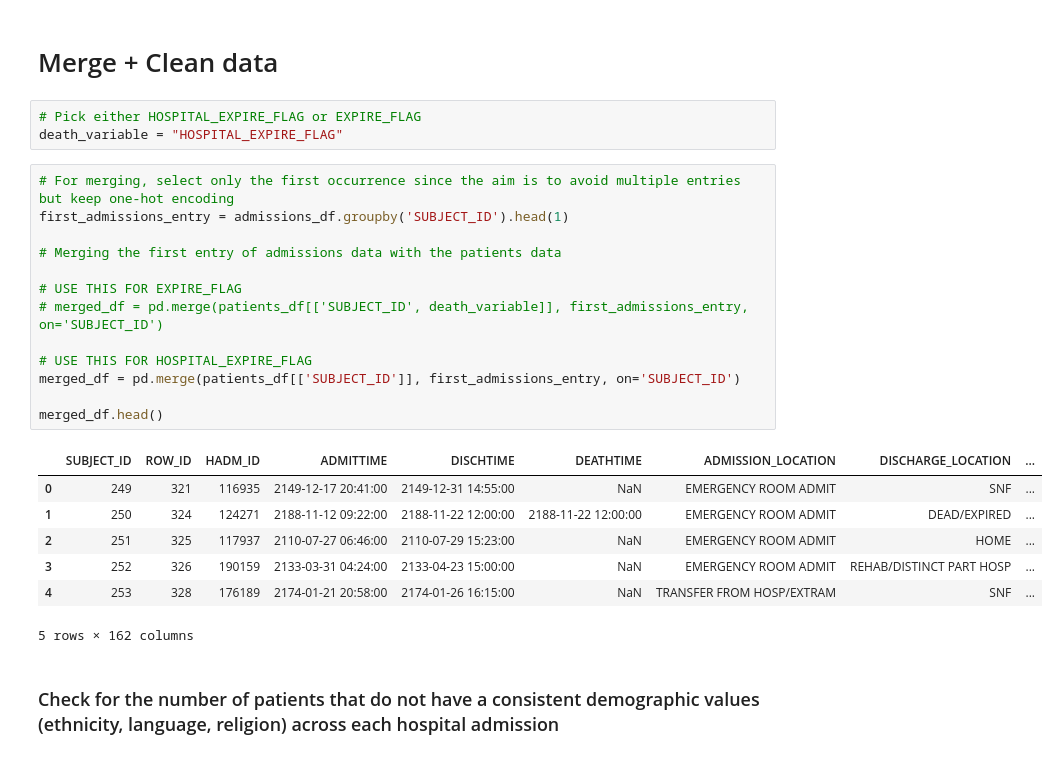
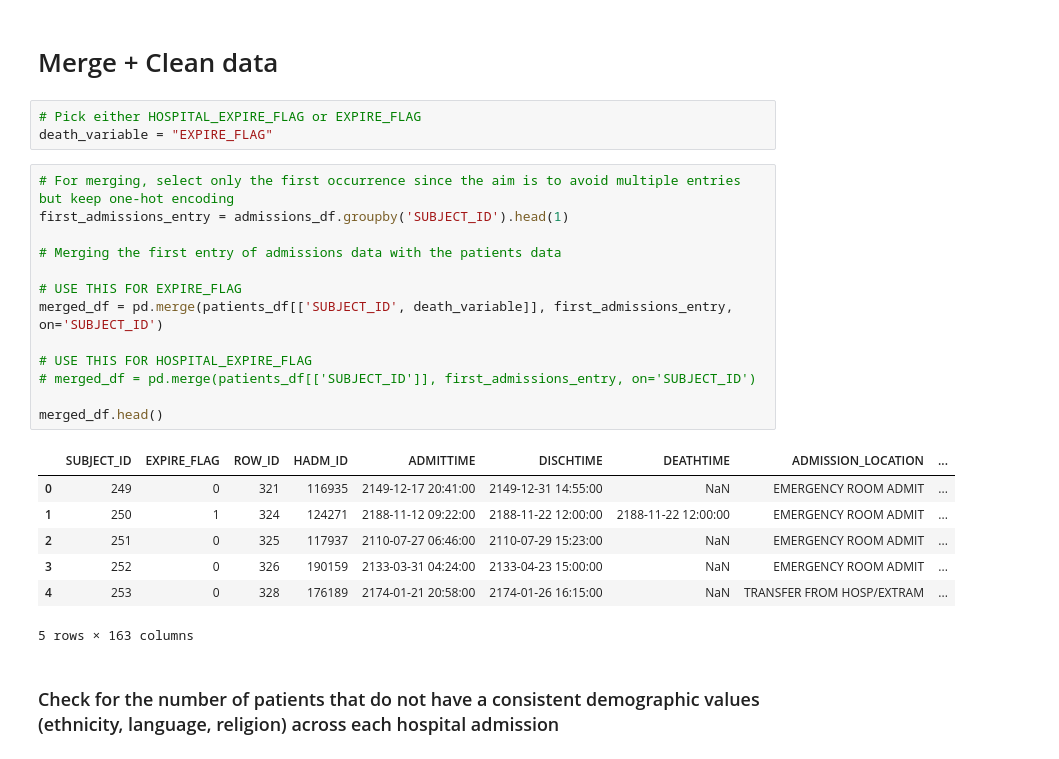
Before and after one commit to Math2130/MIMIC-III-Mortality-Analysis, a Jupyter notebook: VisualizationDemographics.ipynb, the cells around one changed output. Saved outputs shown, nothing was run; the diff lists cells and outputs as text.

```diff
--- a/VisualizationDemographics.ipynb
+++ b/VisualizationDemographics.ipynb
@@ -36,28 +36,28 @@ admissions_df.head()
 # Merge + Clean data
 # %%
 # Pick either HOSPITAL_EXPIRE_FLAG or EXPIRE_FLAG
-death_variable = "HOSPITAL_EXPIRE_FLAG"
+death_variable = "EXPIRE_FLAG"
 # %%
 # For merging, select only the first occurrence since the aim is to avoid multiple entries but keep one-hot encoding
 first_admissions_entry = admissions_df.groupby('SUBJECT_ID').head(1)
 
 # Merging the first entry of admissions data with the patients data
 
 # USE THIS FOR EXPIRE_FLAG
-# merged_df = pd.merge(patients_df[['SUBJECT_ID', death_variable]], first_admissions_entry, on='SUBJECT_ID')
+merged_df = pd.merge(patients_df[['SUBJECT_ID', death_variable]], first_admissions_entry, on='SUBJECT_ID')
 
 # USE THIS FOR HOSPITAL_EXPIRE_FLAG
-merged_df = pd.merge(patients_df[['SUBJECT_ID']], first_admissions_entry, on='SUBJECT_ID')
+# merged_df = pd.merge(patients_df[['SUBJECT_ID']], first_admissions_entry, on='SUBJECT_ID')
 
 merged_df.head()
 # %% [output]
-|  | SUBJECT_ID | ROW_ID | HADM_ID | ADMITTIME | DISCHTIME | DEATHTIME | ADMISSION_LOCATION | DISCHARGE_LOCATION | ... |
-| 0 | 249 | 321 | 116935 | 2149-12-17 20:41:00 | 2149-12-31 14:55:00 | NaN | EMERGENCY ROOM ADMIT | SNF | ... |
-| 1 | 250 | 324 | 124271 | 2188-11-12 09:22:00 | 2188-11-22 12:00:00 | 2188-11-22 12:00:00 | EMERGENCY ROOM ADMIT | DEAD/EXPIRED | ... |
-| 2 | 251 | 325 | 117937 | 2110-07-27 06:46:00 | 2110-07-29 15:23:00 | NaN | EMERGENCY ROOM ADMIT | HOME | ... |
-| 3 | 252 | 326 | 190159 | 2133-03-31 04:24:00 | 2133-04-23 15:00:00 | NaN | EMERGENCY ROOM ADMIT | REHAB/DISTINCT PART HOSP | ... |
-| 4 | 253 | 328 | 176189 | 2174-01-21 20:58:00 | 2174-01-26 16:15:00 | NaN | TRANSFER FROM HOSP/EXTRAM | SNF | ... |
+|  | SUBJECT_ID | EXPIRE_FLAG | ROW_ID | HADM_ID | ADMITTIME | DISCHTIME | DEATHTIME | ADMISSION_LOCATION | ... |
+| 0 | 249 | 0 | 321 | 116935 | 2149-12-17 20:41:00 | 2149-12-31 14:55:00 | NaN | EMERGENCY ROOM ADMIT | ... |
+| 1 | 250 | 1 | 324 | 124271 | 2188-11-12 09:22:00 | 2188-11-22 12:00:00 | 2188-11-22 12:00:00 | EMERGENCY ROOM ADMIT | ... |
+| 2 | 251 | 0 | 325 | 117937 | 2110-07-27 06:46:00 | 2110-07-29 15:23:00 | NaN | EMERGENCY ROOM ADMIT | ... |
+| 3 | 252 | 0 | 326 | 190159 | 2133-03-31 04:24:00 | 2133-04-23 15:00:00 | NaN | EMERGENCY ROOM ADMIT | ... |
+| 4 | 253 | 0 | 328 | 176189 | 2174-01-21 20:58:00 | 2174-01-26 16:15:00 | NaN | TRANSFER FROM HOSP/EXTRAM | ... |
-5 rows × 162 columns
+5 rows × 163 columns
 # %% [markdown]
 ### Check for the number of patients that do not have a consistent demographic values (ethnicity, language, religion) across each hospital admission
 # %%
```
Also changed, not shown: parts of 14 cells of this notebook, 3 other files.
